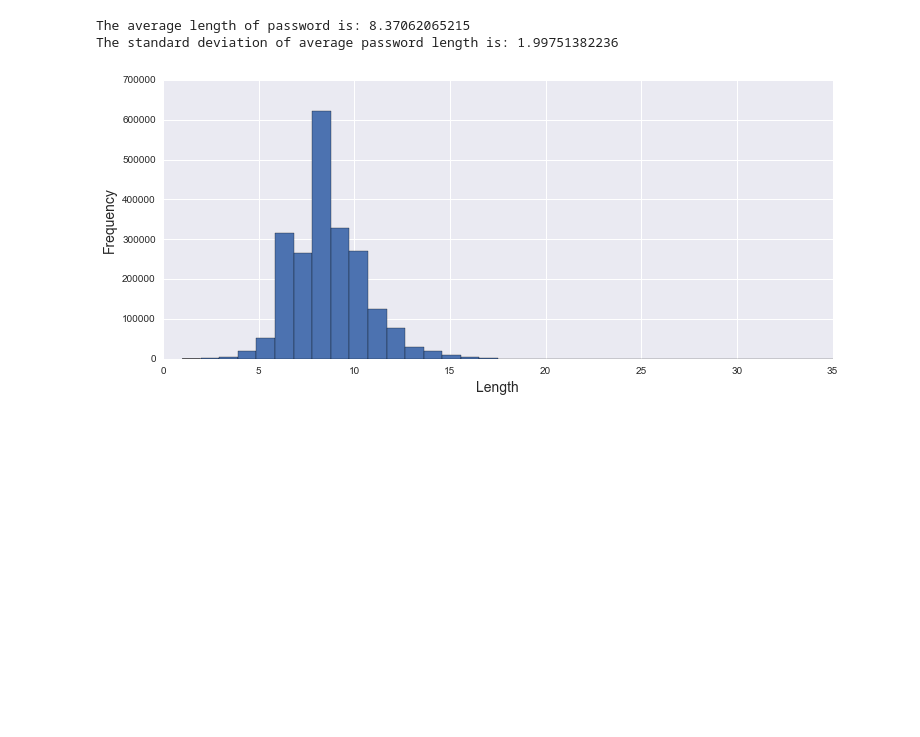
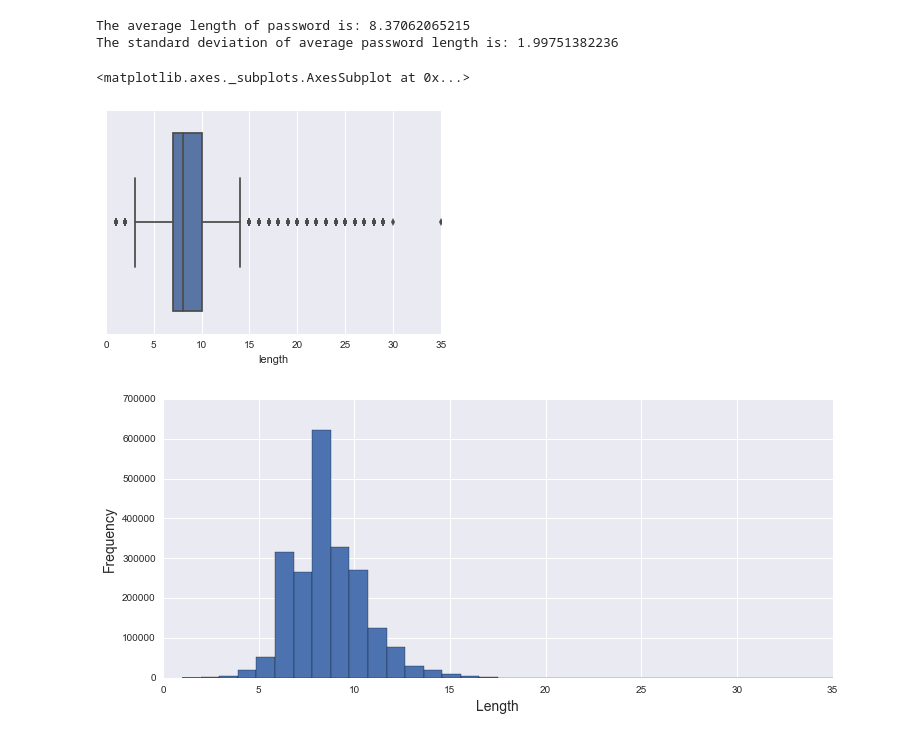
Before and after one commit to jhli973/Incubator, a Jupyter notebook: hijackedemail/Password and hijacked email.ipynb, the cells around one changed output. Saved outputs shown, nothing was run; the diff lists cells and outputs as text; code cells hidden in the pictures; blank space fills up the shorter version.

```diff
--- a/hijackedemail/Password and hijacked email.ipynb
+++ b/hijackedemail/Password and hijacked email.ipynb
@@ -176,6 +176,13 @@ print "The standard deviation of average password length is: {}".format(password
 # %% [output]
 The average length of password is: 8.37062065215
 The standard deviation of average password length is: 1.99751382236
+# %%
+# check the central tendency
+
+sns.boxplot(passwords.length)
+# %% [output]
+<matplotlib.axes._subplots.AxesSubplot at 0x...>
+[figure, added]
 # %%
 # check the length distribution
 
```
Also changed, not shown: parts of 27 cells of this notebook.
